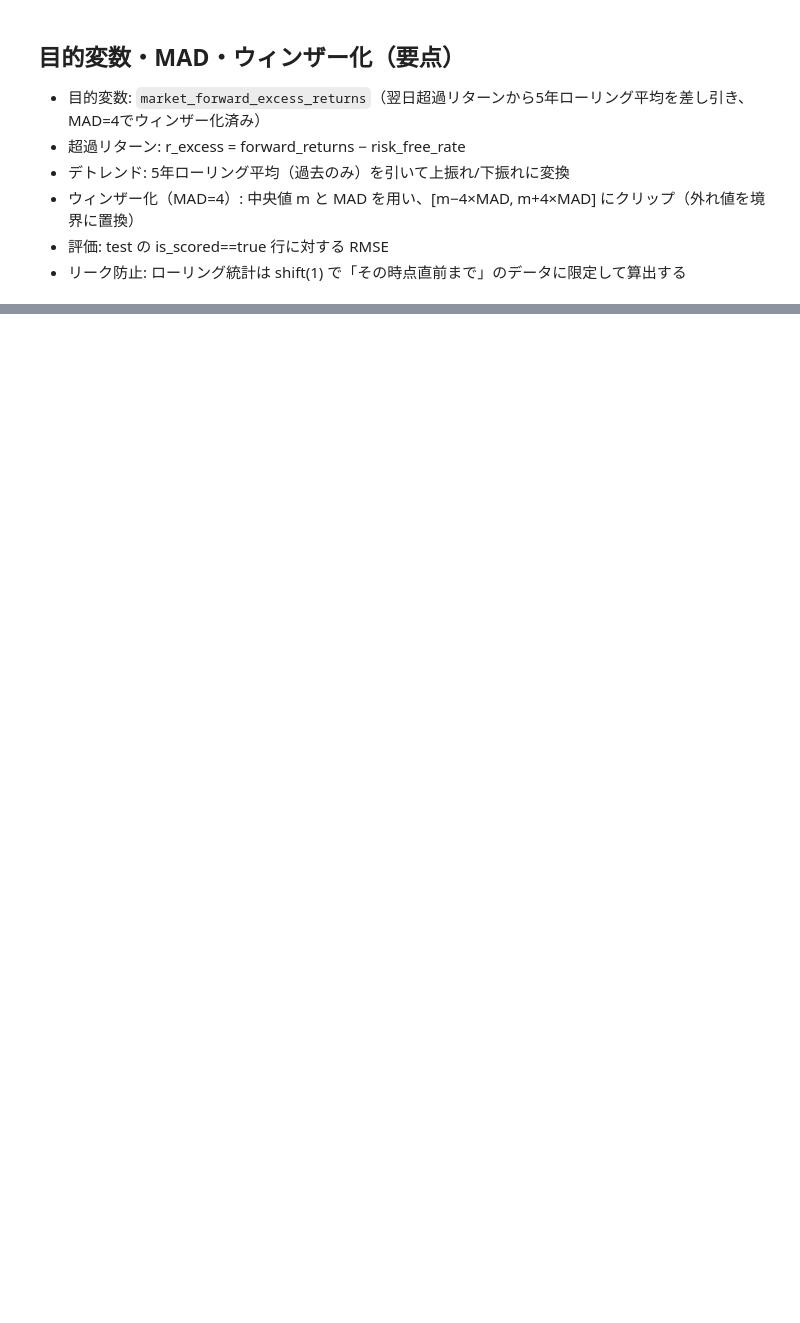
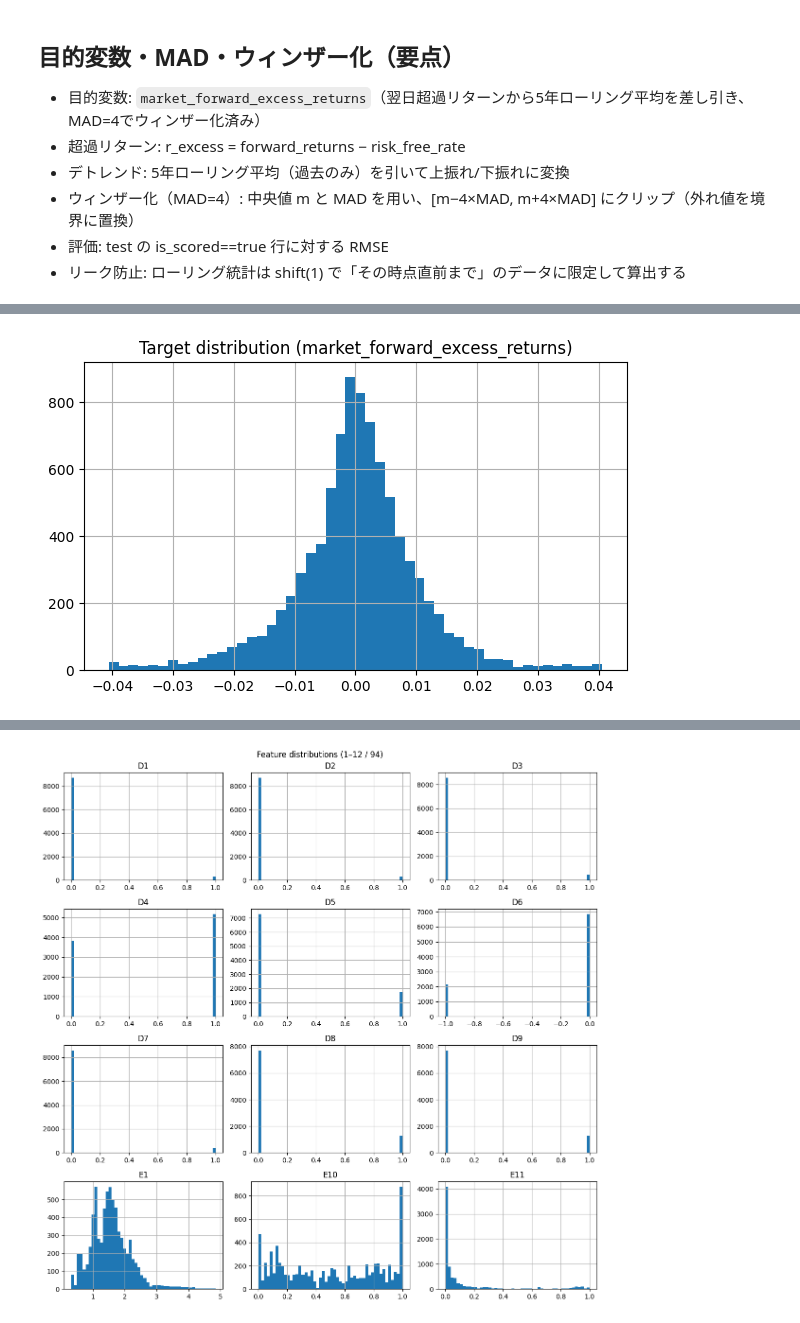
Before and after one commit to syunyafukuda/Hull-Tactical---Market-Prediction, a Jupyter notebook: notebooks/eda.ipynb, the cells around one changed output, grey strips where cells are left out. Drawn from its saved outputs; the diff is of its cells as text; code cells hidden in the pictures; blank space fills up the shorter version.

```diff
--- a/notebooks/eda.ipynb
+++ b/notebooks/eda.ipynb
@@ -87,13 +145,13 @@ def count_feature_groups(header):
     return counts
 
 # train
-with Path('data/raw/train.csv').open('r', newline='') as f:
+with TRAIN_PATH.open('r', newline='') as f:
     header_train = next(csv.reader(f))
 counts_train = count_feature_groups(header_train)
 print('train groups:', dict(sorted(counts_train.items())))
 
 # test
-with Path('data/raw/test.csv').open('r', newline='') as f:
+with TEST_PATH.open('r', newline='') as f:
     header_test = next(csv.reader(f))
 counts_test = count_feature_groups(header_test)
 print('test groups:', dict(sorted(counts_test.items())))
@@ -113,8 +235,8 @@ import pandas as pd
 import numpy as np
 from pathlib import Path
 
-# デモ方針: 実データが無ければ合成データで挙動を確認（実データがあればそれを使用）
-train_csv = Path('data/raw/train.csv')
+# 共通の TRAIN_PATH を利用
+train_csv = TRAIN_PATH
 
 def compute_mad_winsorized(series: pd.Series, k: float = 4.0) -> pd.Series:
     """
@@ -160,0 +386,67 @@ else:
+# %%
+# 記述統計と分布（ターゲットと全数値特徴量）
+import pandas as pd
+import numpy as np
+import matplotlib.pyplot as plt
+
+try:
+    import seaborn as sns  # optional
+except Exception:
+    sns = None
+
+SPECIAL = {'date_id','forward_returns','risk_free_rate','market_forward_excess_returns','is_scored'}
+feature_cols = [c for c in train.columns if c not in SPECIAL]
+
+target_col = 'market_forward_excess_returns' if 'market_forward_excess_returns' in train.columns else None
+
+if target_col:
+    y = train[target_col].astype(float)
+    print('Target describe:')
+    with pd.option_context('display.max_rows', None, 'display.max_columns', None, 'display.width', None):
+        print(y.describe(percentiles=[0.01,0.05,0.5,0.95,0.99]))
+    print({'skew': float(y.skew(skipna=True)), 'kurtosis': float(y.kurtosis(skipna=True))})
+    fig, ax = plt.subplots(1,1, figsize=(7,4))
+    if sns is not None:
+        sns.histplot(y, bins=50, kde=True, ax=ax)
+    else:
+        y.hist(bins=50, ax=ax)
+    ax.set_title('Target distribution (market_forward_excess_returns)')
+    plt.show()
+else:
+    print('Target column not found in train.csv')
+
+# 全数値特徴量の記述統計を表示（省略なし）
+numeric_feats = train[feature_cols].select_dtypes(include=[np.number])
+if not numeric_feats.empty:
+    with pd.option_context('display.max_rows', None, 'display.max_columns', None, 'display.width', None):
+        display(numeric_feats.describe(percentiles=[0.01,0.05,0.5,0.95,0.99]))
+
+    # 全カラムのヒストをグリッドで表示（大量の場合はページング風に分割）
+    cols = list(numeric_feats.columns)
+    batch_size = 12  # 1ページあたり
+    for start in range(0, len(cols), batch_size):
+        end = min(start + batch_size, len(cols))
+        batch = cols[start:end]
+        n = len(batch)
+        ncols = 3
+        nrows = int(np.ceil(n / ncols))
+        fig, axes = plt.subplots(nrows, ncols, figsize=(4*ncols, 3*nrows))
+        axes = np.array(axes).reshape(nrows, ncols) if isinstance(axes, np.ndarray) else np.array([[axes]])
+        for i, col in enumerate(batch):
+            r, c = divmod(i, ncols)
+            ax = axes[r, c]
+            if sns is not None:
+                sns.histplot(numeric_feats[col], bins=50, kde=False, ax=ax)
+            else:
+                numeric_feats[col].hist(bins=50, ax=ax)
+            ax.set_title(col)
+        # 余白サブプロットを消す
+        for j in range(n, nrows*ncols):
+            r, c = divmod(j, ncols)
+            fig.delaxes(axes[r, c])
+        fig.suptitle(f'Feature distributions ({start+1}–{end} / {len(cols)})')
+        plt.tight_layout()
+        plt.show()
+else:
+    print('No numeric feature columns found in train.')
+# %% [output]
@@ -160,0 +466 @@ else:
+[figure, added]
@@ -160,0 +478 @@ else:
+[figure, added]
```
Also changed, not shown: parts of 26 cells of this notebook, 1 other file.
